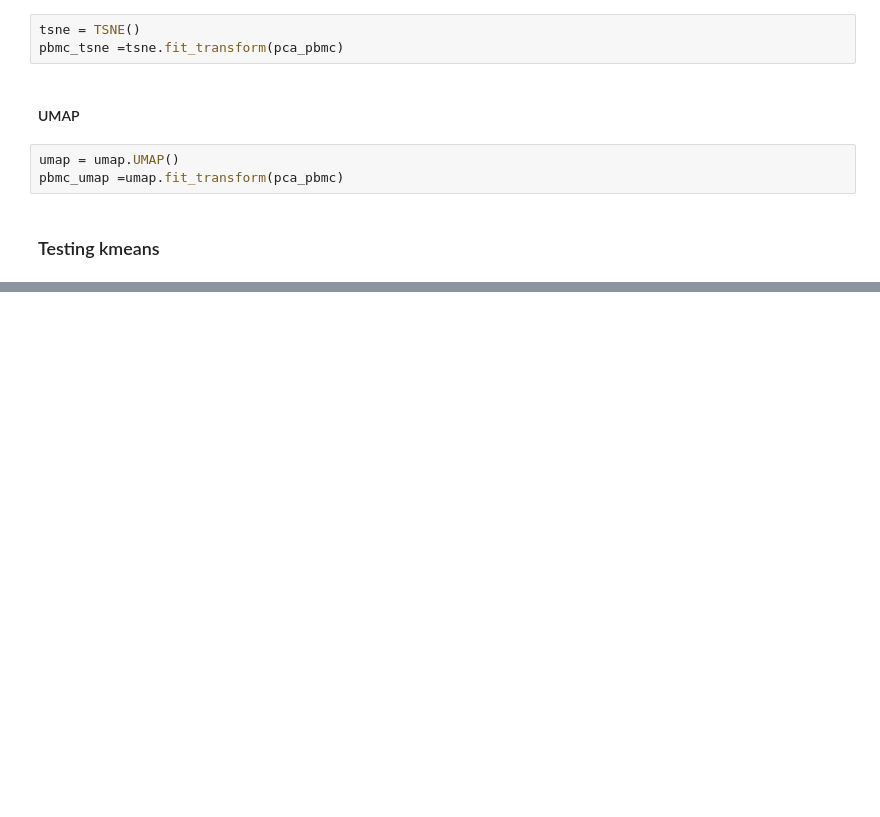
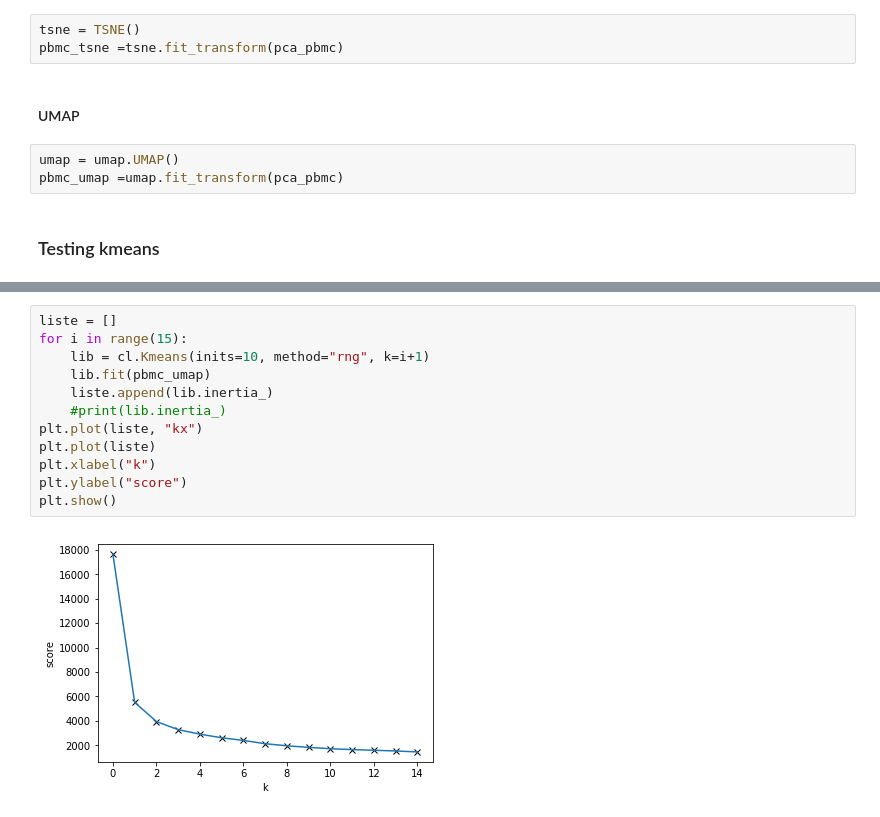
Before and after one commit to datascience-mobi/project-04-group-04, a Jupyter notebook: Bioinfo_Projekt_Library_Test.ipynb, the cells around one changed output, grey strips where cells are left out. Saved outputs shown, nothing was run; the diff lists cells and outputs as text; blank space fills up the shorter version.

```diff
--- a/Bioinfo_Projekt_Library_Test.ipynb
+++ b/Bioinfo_Projekt_Library_Test.ipynb
@@ -65,0 +63,14 @@ test3.plot()
+# %%
+liste = []
+for i in range(15):
+    lib = cl.Kmeans(inits=10, method="rng", k=i+1)
+    lib.fit(pbmc_umap)
+    liste.append(lib.inertia_)
+    #print(lib.inertia_)
+plt.plot(liste, "kx")
+plt.plot(liste)
+plt.xlabel("k")
+plt.ylabel("score")
+plt.show()
+# %% [output]
+[figure, added]
```
Also changed, not shown: parts of 15 cells of this notebook.
